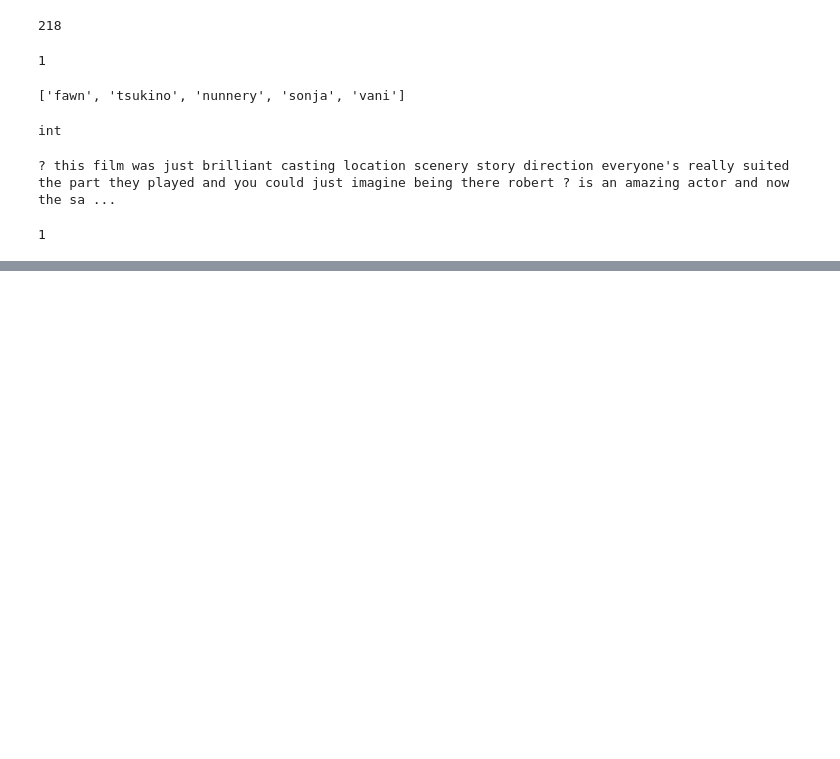
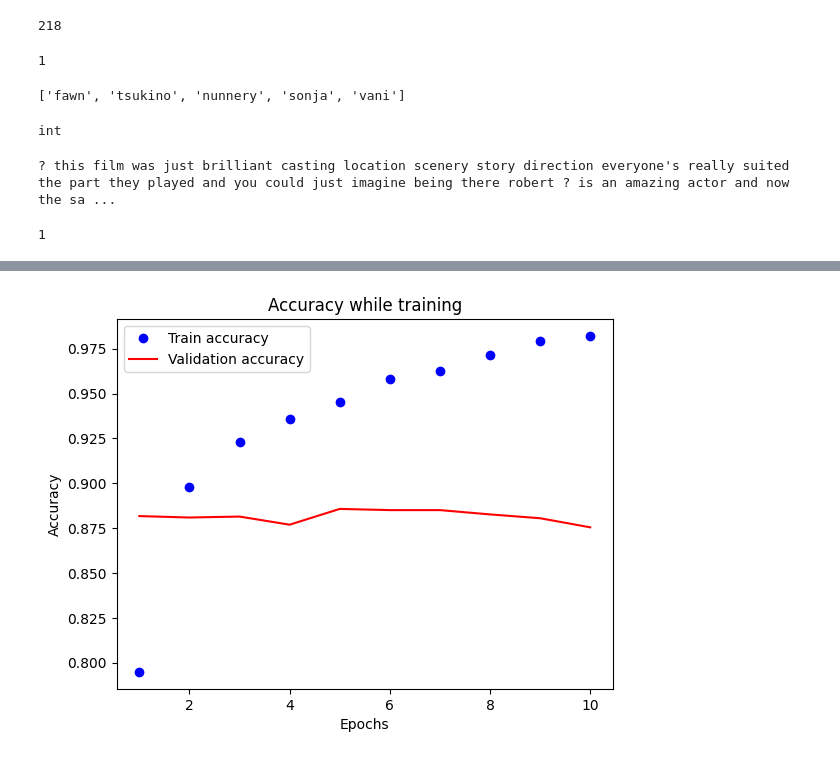
Before and after one commit to Venchislav/Neural-Networks, a Jupyter notebook: IMDB_Review_Classification.ipynb, the cells around one changed output, grey strips where cells are left out. Drawn from its saved outputs; the diff is of its cells as text; code cells hidden in the pictures; blank space fills up the shorter version.

```diff
--- a/IMDB_Review_Classification.ipynb
+++ b/IMDB_Review_Classification.ipynb
@@ -49,0 +142,14 @@ y_train[0]
+# %%
+history_dict = history.history
+acc = history_dict['accuracy']
+val_acc = history_dict['val_accuracy']
+epochs = range(1, len(acc) + 1)
+plt.plot(epochs, acc, 'bo', label='Train accuracy')
+plt.plot(epochs, val_acc, 'r', label='Validation accuracy')
+plt.title('Accuracy while training')
+plt.xlabel('Epochs')
+plt.ylabel('Accuracy')
+plt.legend()
+plt.show();
+# %% [output]
+[figure, added]
```
Also changed, not shown: parts of 14 cells of this notebook.
